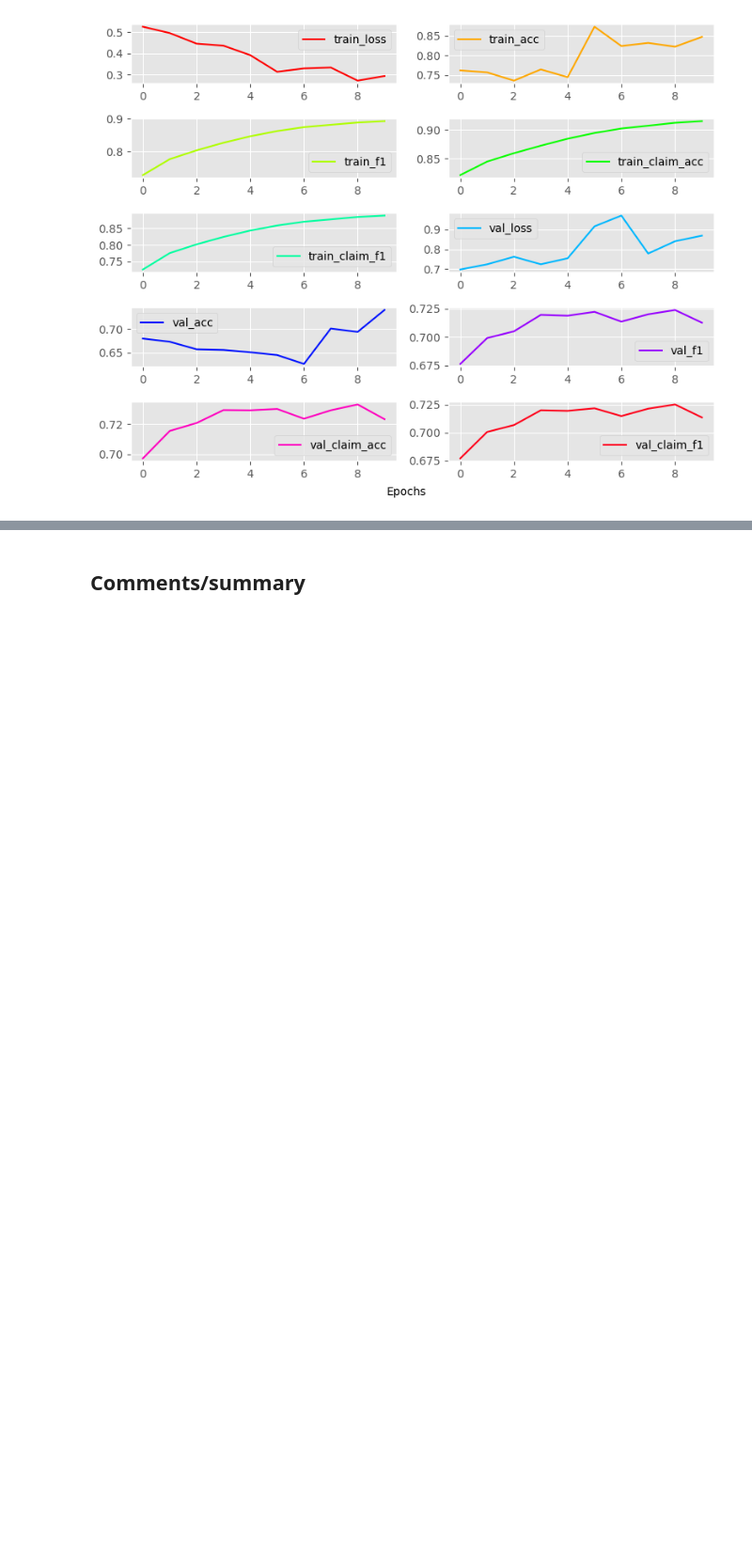
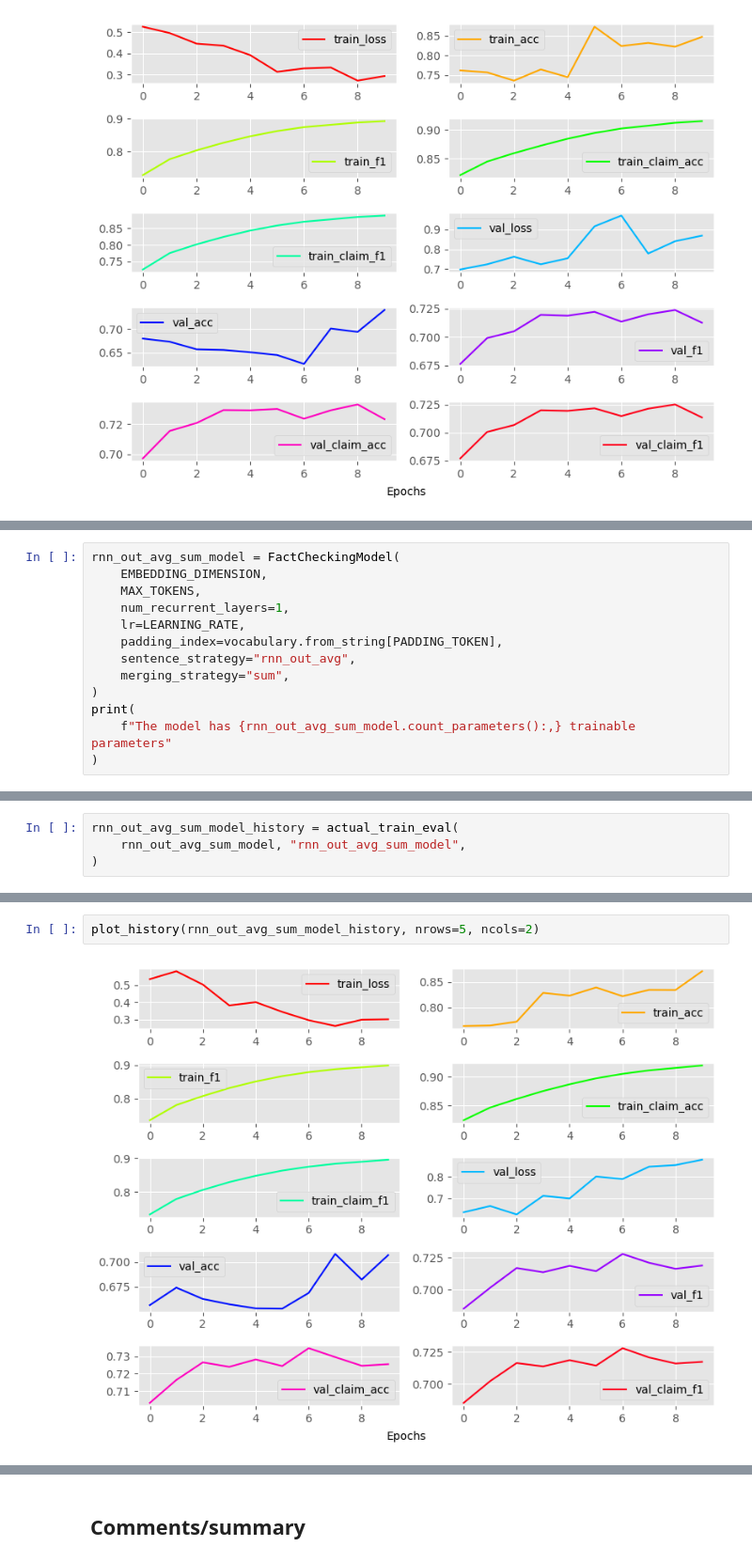
Before and after one commit to Wadaboa/nlp-assignments, a Jupyter notebook: fact_checking.ipynb, the cells around one changed output, grey strips where cells are left out. Shown at 94% size. Cells and saved outputs as stored; diff of their text form; blank space fills up the shorter version.

```diff
--- a/fact_checking.ipynb
+++ b/fact_checking.ipynb
@@ -1095,0 +1135,13 @@ plot_history(rnn_out_avg_mean_model_history, nrows=5, ncols=2)
+# %%
+rnn_out_avg_sum_model = FactCheckingModel(
+    EMBEDDING_DIMENSION,
+    MAX_TOKENS,
+    num_recurrent_layers=1,
+    lr=LEARNING_RATE,
+    padding_index=vocabulary.from_string[PADDING_TOKEN],
+    sentence_strategy="rnn_out_avg",
+    merging_strategy="sum",
+)
+print(
+    f"The model has {rnn_out_avg_sum_model.count_parameters():,} trainable parameters"
+)
@@ -1095,0 +1150,4 @@ plot_history(rnn_out_avg_mean_model_history, nrows=5, ncols=2)
+# %%
+rnn_out_avg_sum_model_history = actual_train_eval(
+    rnn_out_avg_sum_model, "rnn_out_avg_sum_model",
+)
@@ -1095,0 +1156,4 @@ plot_history(rnn_out_avg_mean_model_history, nrows=5, ncols=2)
+# %%
+plot_history(rnn_out_avg_sum_model_history, nrows=5, ncols=2)
+# %% [output]
+[figure, added]
```
Also changed, not shown: parts of 31 cells of this notebook, 4 other files.
